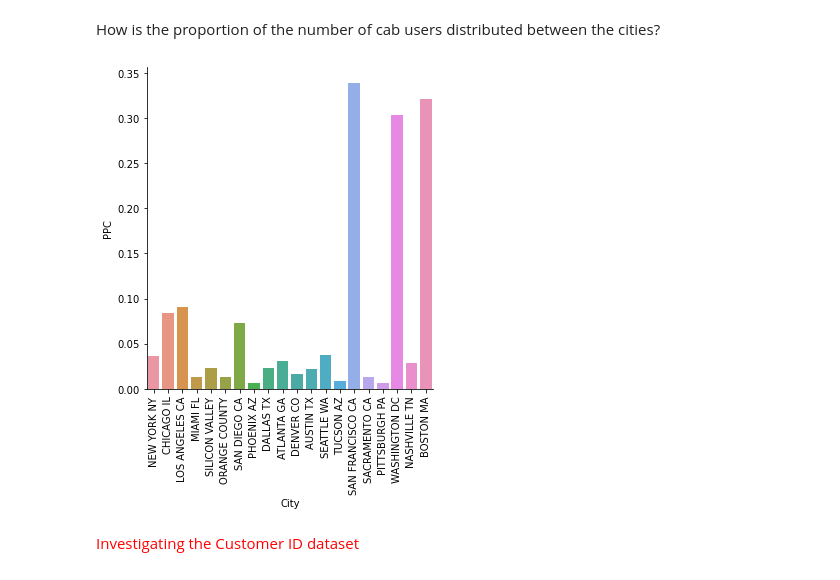
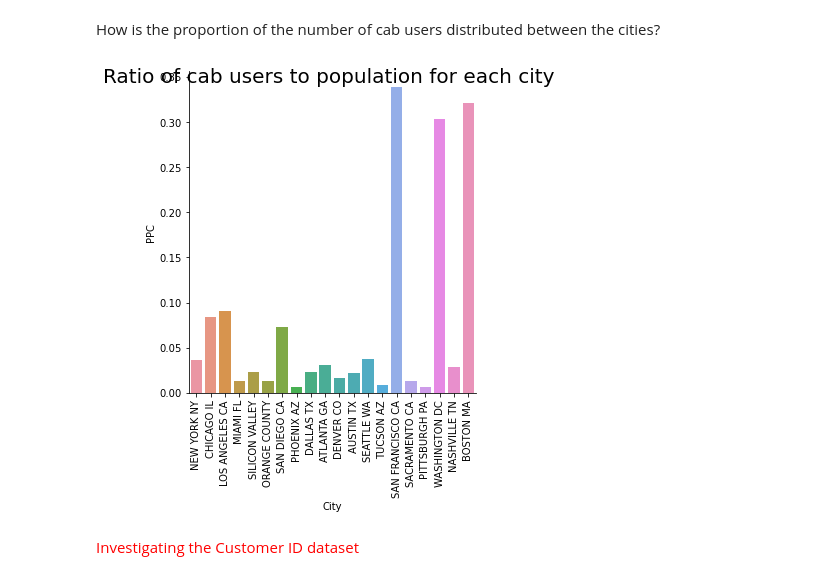
Before and after one commit to N-A-ML/EDA, a Jupyter notebook: EDA notebook.ipynb, the cells around one changed output. Cells and saved outputs as stored; diff of their text form; code cells hidden in the pictures.

```diff
--- a/EDA notebook.ipynb
+++ b/EDA notebook.ipynb
@@ -122,9 +121,12 @@ How is the number of cab users distributed between the cities?
 # %%
 Cy_plot=sns.catplot(x = "City",       # x variable name
             y = "Users",       # y variable name
+            data=Cy,
              # group variable name
-            data = Cy,     # dataframe to plot
-            kind = "bar")
+            kind = "bar",
+                   legend=False)
+
+Cy_plot.fig.suptitle('Number of cab users for each city', fontsize=20, fontdict={"weight": "bold"})
 
 for ax in Cy_plot.axes.flat:
     for label in ax.get_xticklabels():
@@ -138,15 +140,18 @@ How is the proportion of the number of cab users distributed between the cities?
 # %%
 Cy_plot=sns.catplot(x = "City",       # x variable name
             y = "PPC",       # y variable name
              # group variable name
             data = Cy,     # dataframe to plot
-            kind = "bar")
+            kind = "bar",
+                   legend=False)
+Cy_plot.fig.suptitle('Ratio of cab users to population for each city', fontsize=20, fontdict={"weight": "bold"})
+
 #rotate the labels for x axis
 for ax in Cy_plot.axes.flat:
     for label in ax.get_xticklabels():
         label.set_rotation(90)
 # %% [output]
-[figure, old version]
+[figure, new version]
 # %% [markdown]
 <font color="red" size="5px"> Investigating the Customer ID dataset </font>
 # %%
```
Also changed, not shown: parts of 41 cells of this notebook, 1 other file.
